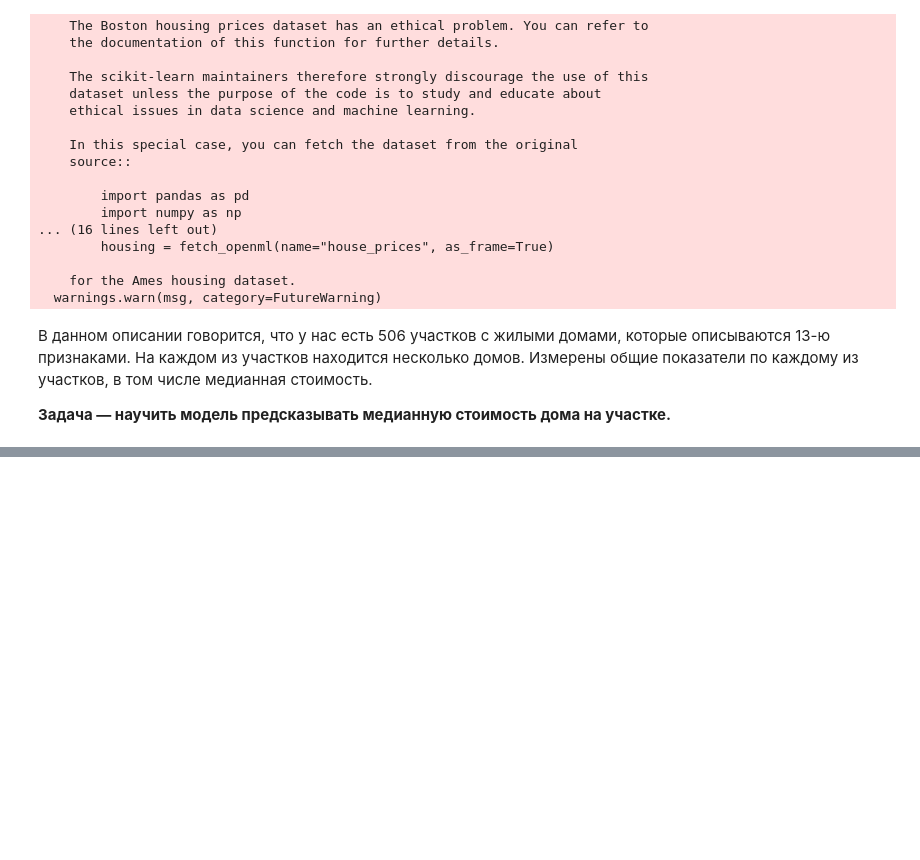
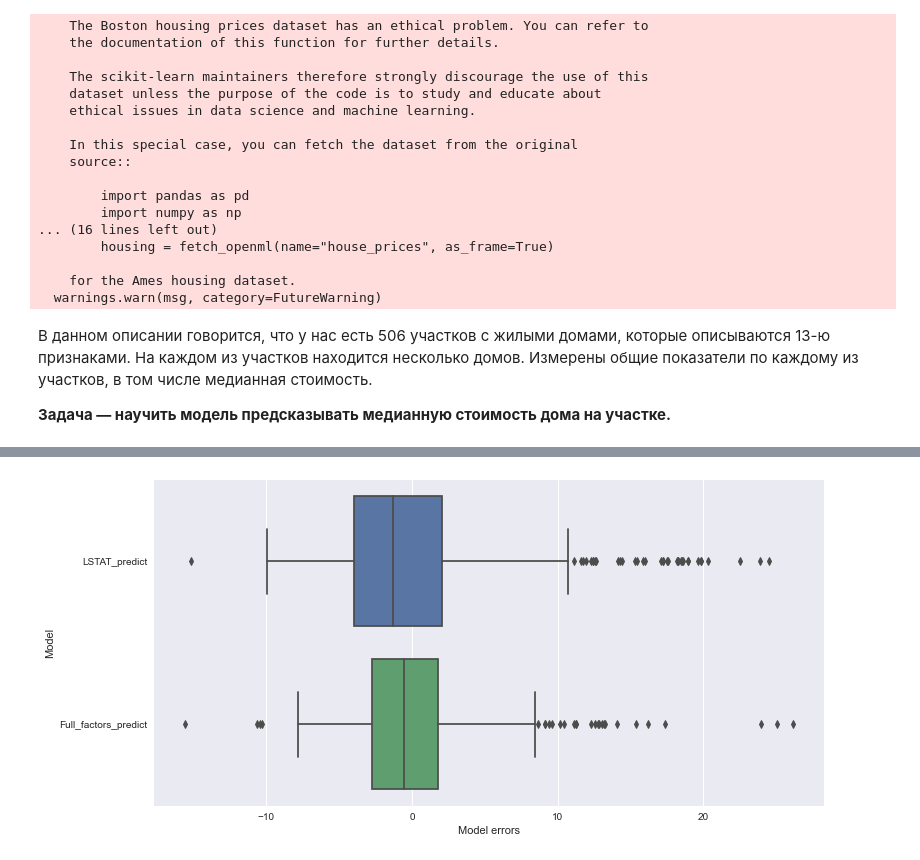
Before and after one commit to royvudgren/sf_datascience_practice, a Jupyter notebook: ML-2 supervised learning/2 linear regression analytical.ipynb, the cells around one changed output, grey strips where cells are left out. Cells and saved outputs as stored; diff of their text form; code cells hidden in the pictures; blank space fills up the shorter version.

```diff
--- a/ML-2 supervised learning/2 linear regression analytical.ipynb
+++ b/ML-2 supervised learning/2 linear regression analytical.ipynb
@@ -259,0 +476,17 @@ Boston house prices dataset
+# %%
+#Составляем список факторов (исключили целевой столбец)
+features = boston_data.drop('MEDV', axis=1).columns
+#Составляем матрицу наблюдений X и вектор ответов y
+X = boston_data[features]
+y = boston_data['MEDV']
+#Создаём объект класса LinearRegression
+lr_full = linear_model.LinearRegression()
+#Обучаем модель — ищем параметры по МНК
+lr_full.fit(X, y)
+
+#Составляем таблицу из признаков и их коэффициентов
+w_df = pd.DataFrame({'Features': features, 'Coefficients': lr_full .coef_})
+#Составляем строку таблицы со свободным членом
+intercept_df =pd.DataFrame({'Features': ['INTERCEPT'], 'Coefficients': lr_full .intercept_})
+coef_df = pd.concat([w_df, intercept_df], ignore_index=True)
+display(coef_df)
@@ -259,0 +521,19 @@ Boston house prices dataset
+# %%
+#Визуализируем ошибки
+fig, ax = plt.subplots(figsize=(12, 6)) #фигура + координатная плоскость
+#Ошибки модели на одном факторе LSTAT
+y_errors_lstat = y - lr_lstat.predict(boston_data[['LSTAT']])
+#Ошибки модели на всех факторах
+y_errors_full = y - lr_full.predict(boston_data[features])
+#Для удобства визуализации составим DataFrame из ошибок
+errors_df = pd.DataFrame(
+    {'LSTAT_predict': y_errors_lstat,
+     'Full_factors_predict': y_errors_full
+    }
+)
+#Строим boxplot для ошибок
+sns.boxplot(data=errors_df, orient='h', ax=ax)
+ax.set_xlabel('Model errors') #название оси абсцисс
+ax.set_ylabel('Model'); #название оси ординат
+# %% [output]
+[figure, added]
```
Also changed, not shown: parts of 31 cells of this notebook, 5 other files.
